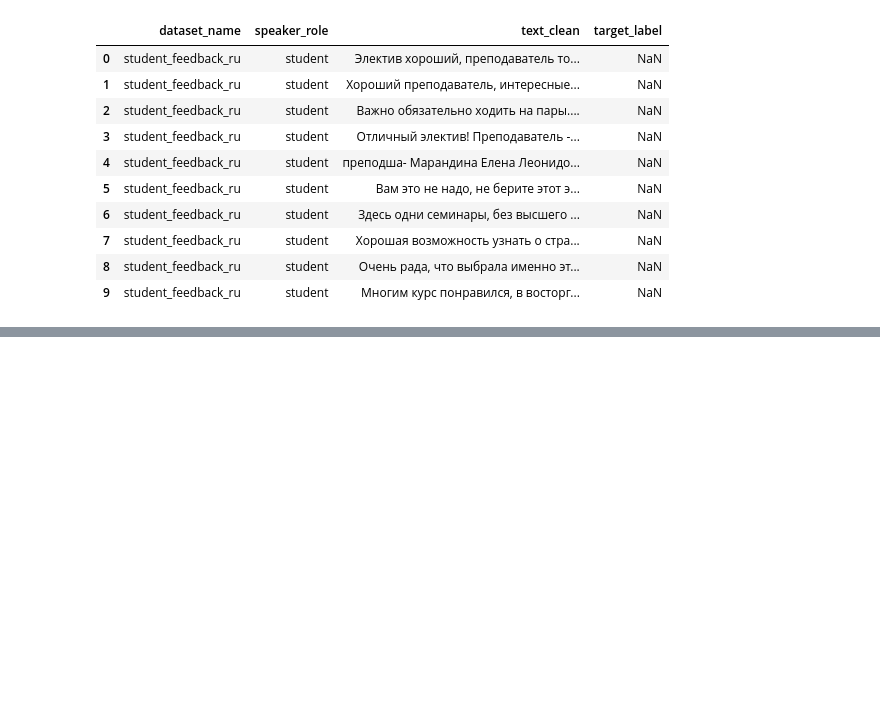
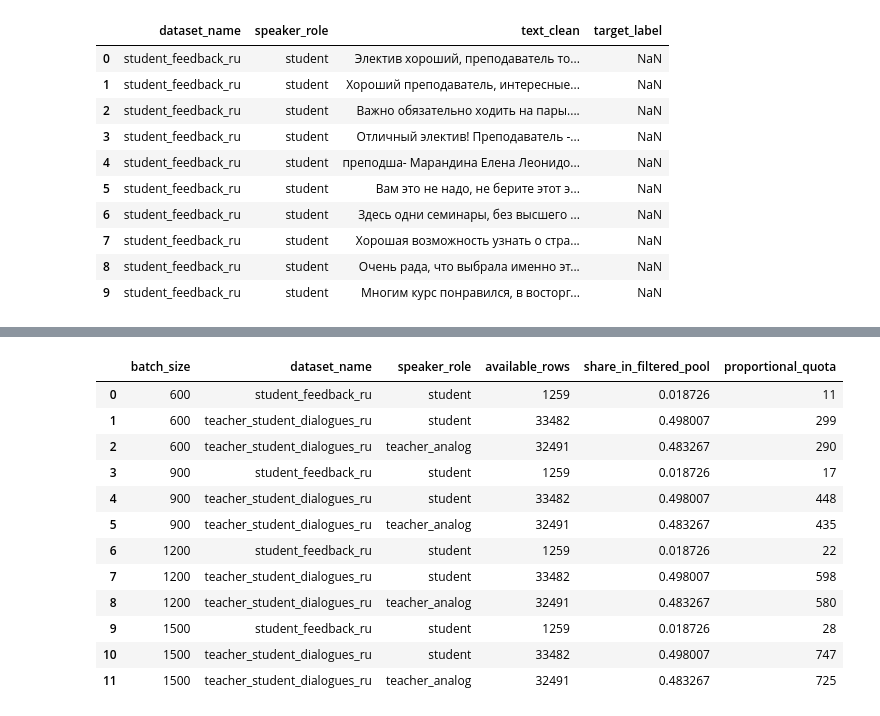
Before and after one commit to DenisBoytsov41/tutors-sentiment-coursework, a Jupyter notebook: notebooks/03_prepare_labeling_set.ipynb, the cells around one changed output, grey strips where cells are left out. Saved outputs shown, nothing was run; the diff lists cells and outputs as text; code cells hidden in the pictures; blank space fills up the shorter version.

```diff
--- a/notebooks/03_prepare_labeling_set.ipynb
+++ b/notebooks/03_prepare_labeling_set.ipynb
@@ -515,0 +884,10 @@ shape: (67319, 14)
+# %%
+available_groups_df = (
+    filtered_domain_pool_df
+    .groupby(["dataset_name", "speaker_role"])
+    .size()
+    .reset_index(name="available_rows")
+    .sort_values(["dataset_name", "available_rows"], ascending=[True, False])
+)
+
+display(available_groups_df)
@@ -515,0 +919,38 @@ shape: (67319, 14)
+# %%
+batch_sizes = [600, 900, 1200, 1500]
+
+quota_scenarios = []
+
+for batch_size in batch_sizes:
+    for _, row in available_groups_df.iterrows():
+        quota_scenarios.append({
+            "batch_size": batch_size,
+            "dataset_name": row["dataset_name"],
+            "speaker_role": row["speaker_role"],
+            "available_rows": int(row["available_rows"]),
+            "share_in_filtered_pool": float(row["share_in_filtered_pool"]),
+            "proportional_quota_raw": row["available_rows"] / available_groups_df["available_rows"].sum() * batch_size,
+        })
+
+quota_scenarios_df = pd.DataFrame(quota_scenarios)
+quota_scenarios_df["proportional_quota"] = quota_scenarios_df["proportional_quota_raw"].round().astype(int)
+
+display(
+    quota_scenarios_df[
+        ["batch_size", "dataset_name", "speaker_role", "available_rows", "share_in_filtered_pool", "proportional_quota"]
+    ]
+)
+# %% [output]
+|  | batch_size | dataset_name | speaker_role | available_rows | share_in_filtered_pool | proportional_quota |
+| 0 | 600 | student_feedback_ru | student | 1259 | 0.018726 | 11 |
+| 1 | 600 | teacher_student_dialogues_ru | student | 33482 | 0.498007 | 299 |
+| 2 | 600 | teacher_student_dialogues_ru | teacher_analog | 32491 | 0.483267 | 290 |
+| 3 | 900 | student_feedback_ru | student | 1259 | 0.018726 | 17 |
+| 4 | 900 | teacher_student_dialogues_ru | student | 33482 | 0.498007 | 448 |
+| 5 | 900 | teacher_student_dialogues_ru | teacher_analog | 32491 | 0.483267 | 435 |
+| 6 | 1200 | student_feedback_ru | student | 1259 | 0.018726 | 22 |
+| 7 | 1200 | teacher_student_dialogues_ru | student | 33482 | 0.498007 | 598 |
+| 8 | 1200 | teacher_student_dialogues_ru | teacher_analog | 32491 | 0.483267 | 580 |
+| 9 | 1500 | student_feedback_ru | student | 1259 | 0.018726 | 28 |
+| 10 | 1500 | teacher_student_dialogues_ru | student | 33482 | 0.498007 | 747 |
+| 11 | 1500 | teacher_student_dialogues_ru | teacher_analog | 32491 | 0.483267 | 725 |
```
Also changed, not shown: parts of 47 cells of this notebook.
